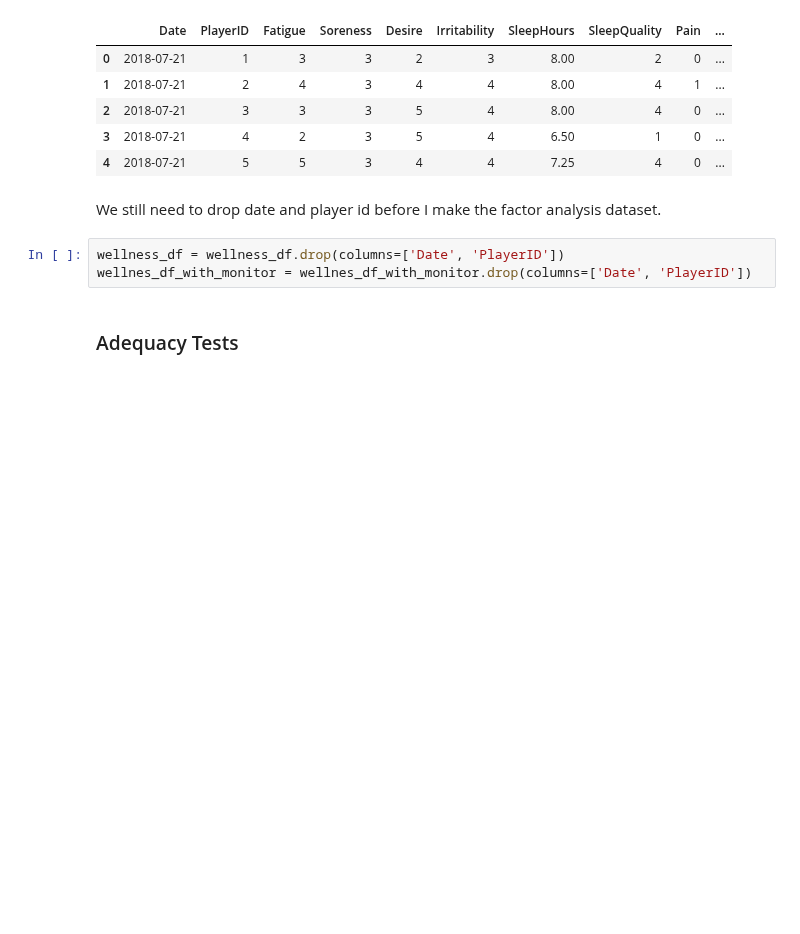
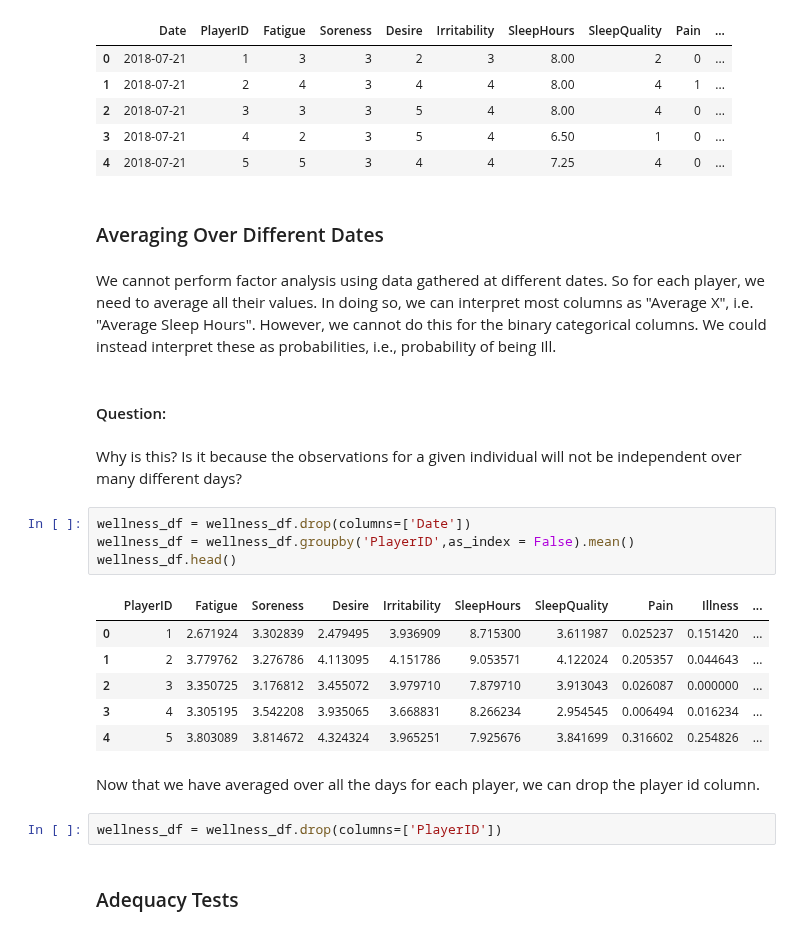
Before and after one commit to JoeRoussy/sta2453-project-1, a Jupyter notebook: wellness_factor_analysis_joe.ipynb, the cells around one changed output. Saved outputs shown, nothing was run; the diff lists cells and outputs as text; blank space fills up the shorter version.

```diff
--- a/wellness_factor_analysis_joe.ipynb
+++ b/wellness_factor_analysis_joe.ipynb
@@ -363,11 +338,29 @@ wellness_df.head()
 | 2 | 2018-07-21 | 3 | 3 | 3 | 5 | 4 | 8.00 | 4 | 0 | ... |
 | 3 | 2018-07-21 | 4 | 2 | 3 | 5 | 4 | 6.50 | 1 | 0 | ... |
 | 4 | 2018-07-21 | 5 | 5 | 3 | 4 | 4 | 7.25 | 4 | 0 | ... |
-# %% [markdown]
-We still need to drop date and player id before I make the factor analysis dataset.
+# %% [markdown]
+### Averaging Over Different Dates
+# %% [markdown]
+We cannot perform factor analysis using data gathered at different dates. So for each player, we need to average all their values. In doing so, we can interpret most columns as "Average X", i.e. "Average Sleep Hours". However, we cannot do this for the binary categorical columns. We could instead interpret these as probabilities, i.e., probability of being Ill.
+# %% [markdown]
+#### Question:
+# %% [markdown]
+Why is this? Is it because the observations for a given individual will not be independent over many different days?
+# %%
+wellness_df = wellness_df.drop(columns=['Date'])
+wellness_df = wellness_df.groupby('PlayerID',as_index = False).mean()
+wellness_df.head()
+# %% [output]
+|  | PlayerID | Fatigue | Soreness | Desire | Irritability | SleepHours | SleepQuality | Pain | Illness | ... |
+| 0 | 1 | 2.671924 | 3.302839 | 2.479495 | 3.936909 | 8.715300 | 3.611987 | 0.025237 | 0.151420 | ... |
+| 1 | 2 | 3.779762 | 3.276786 | 4.113095 | 4.151786 | 9.053571 | 4.122024 | 0.205357 | 0.044643 | ... |
+| 2 | 3 | 3.350725 | 3.176812 | 3.455072 | 3.979710 | 7.879710 | 3.913043 | 0.026087 | 0.000000 | ... |
+| 3 | 4 | 3.305195 | 3.542208 | 3.935065 | 3.668831 | 8.266234 | 2.954545 | 0.006494 | 0.016234 | ... |
+| 4 | 5 | 3.803089 | 3.814672 | 4.324324 | 3.965251 | 7.925676 | 3.841699 | 0.316602 | 0.254826 | ... |
+# %% [markdown]
+Now that we have averaged over all the days for each player, we can drop the player id column.
 # %%
-wellness_df = wellness_df.drop(columns=['Date', 'PlayerID'])
-wellnes_df_with_monitor = wellnes_df_with_monitor.drop(columns=['Date', 'PlayerID'])
+wellness_df = wellness_df.drop(columns=['PlayerID'])
 # %% [markdown]
 ### Adequacy Tests
 # %% [markdown]
```
Also changed, not shown: parts of 60 cells of this notebook.
